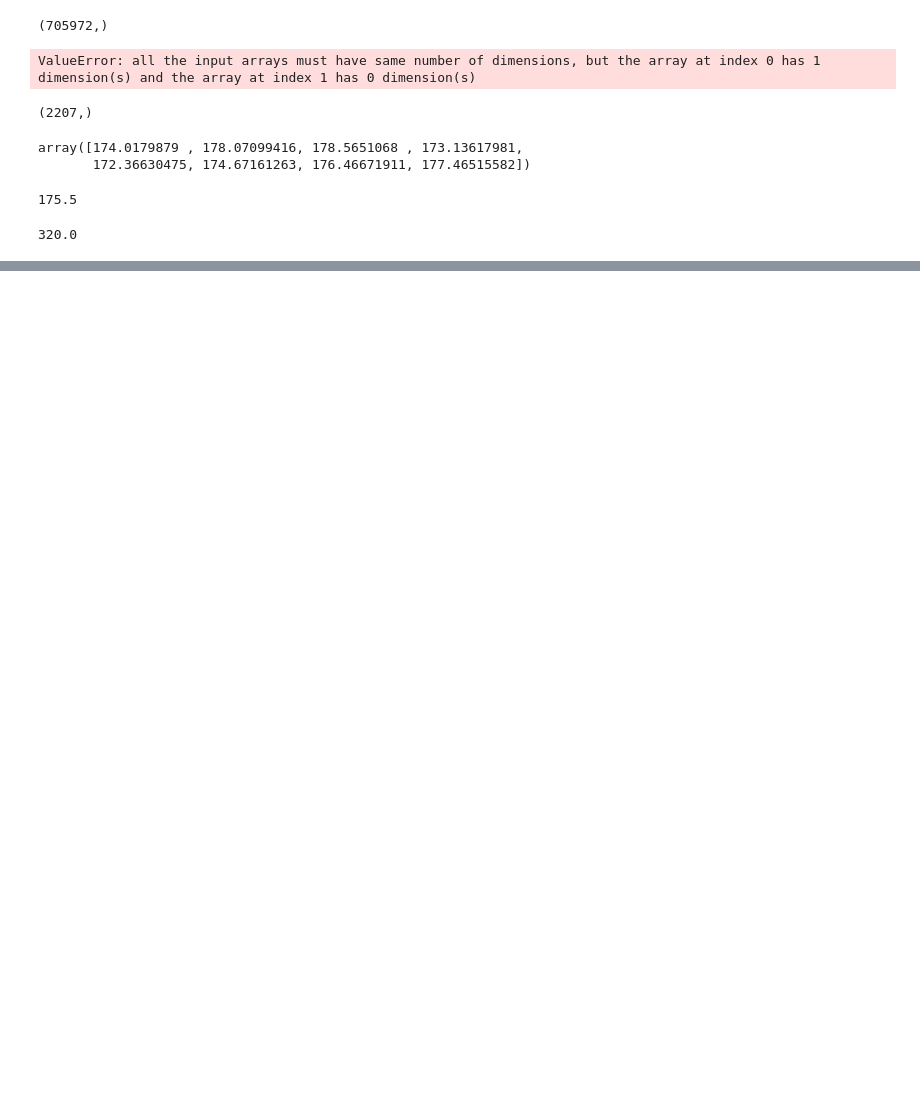
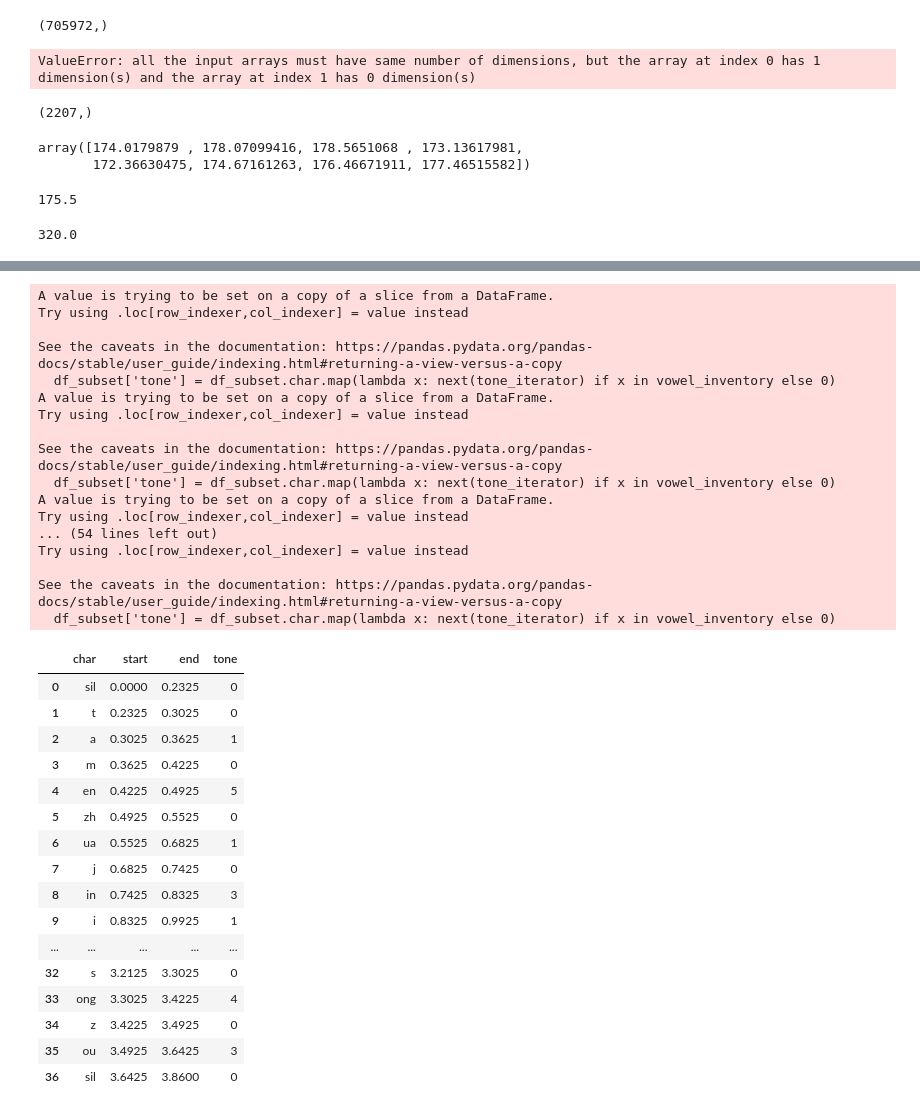
Before and after one commit to antondlf/prosody_probing, a Jupyter notebook: scratch_work.ipynb, the cells around one changed output, grey strips where cells are left out. Cells and saved outputs as stored; diff of their text form; code cells hidden in the pictures; blank space fills up the shorter version.

```diff
--- a/scratch_work.ipynb
+++ b/scratch_work.ipynb
@@ -342,0 +369,63 @@ SyntaxError: invalid syntax (3759776223.py, line 8)
+# %%
+vowel_inventory = [
+    'i', 'iii', 'ang', 'iu', 'e',
+    'ing', 'en', 'iang', 'ii', 'ong',
+    'v', 'ou', 'uo', 'uan', 'ui', 'eng', 'u', 'an',
+    'ian', 'a', 'van', 'ai', 'uang', 've',
+    'un', 'ao', 'er','ei', 'ua', 'ia', 'in', 'ie', 'vn', 'iao',
+    'iong', 'uai'
+]
+df2 = pd.read_csv('corpora/global_timit_cmn/data/segmentation/SP01_001.phones', sep=' ', names=['char', 'start', 'end'])
+tone_list = list()
+df_preprocess = pd.DataFrame()
+def yield_next_tone(x):
+
+    for tone in x:
+        yield tone
+
+
+for row in df.itertuples():
+    tone_iterator = yield_next_tone(row.tone)
+    df_subset = df2.loc[
+        (df2.start >= row.start) &\
+            (df2.end <= row.end)
+                ]
+    df_subset['tone'] = df_subset.char.map(lambda x: next(tone_iterator) if x in vowel_inventory else 0)
+    df_preprocess = pd.concat([df_preprocess, df_subset])
+
+df_preprocess
+# %% [output]
+A value is trying to be set on a copy of a slice from a DataFrame.
+Try using .loc[row_indexer,col_indexer] = value instead
+
+See the caveats in the documentation: https://pandas.pydata.org/pandas-docs/stable/user_guide/indexing.html#returning-a-view-versus-a-copy
+  df_subset['tone'] = df_subset.char.map(lambda x: next(tone_iterator) if x in vowel_inventory else 0)
+A value is trying to be set on a copy of a slice from a DataFrame.
+Try using .loc[row_indexer,col_indexer] = value instead
+
+See the caveats in the documentation: https://pandas.pydata.org/pandas-docs/stable/user_guide/indexing.html#returning-a-view-versus-a-copy
+  df_subset['tone'] = df_subset.char.map(lambda x: next(tone_iterator) if x in vowel_inventory else 0)
+A value is trying to be set on a copy of a slice from a DataFrame.
+Try using .loc[row_indexer,col_indexer] = value instead
+... (54 lines left out)
+Try using .loc[row_indexer,col_indexer] = value instead
+
+See the caveats in the documentation: https://pandas.pydata.org/pandas-docs/stable/user_guide/indexing.html#returning-a-view-versus-a-copy
+  df_subset['tone'] = df_subset.char.map(lambda x: next(tone_iterator) if x in vowel_inventory else 0)
+|  | char | start | end | tone |
+| 0 | sil | 0.0000 | 0.2325 | 0 |
+| 1 | t | 0.2325 | 0.3025 | 0 |
+| 2 | a | 0.3025 | 0.3625 | 1 |
+| 3 | m | 0.3625 | 0.4225 | 0 |
+| 4 | en | 0.4225 | 0.4925 | 5 |
+| 5 | zh | 0.4925 | 0.5525 | 0 |
+| 6 | ua | 0.5525 | 0.6825 | 1 |
+| 7 | j | 0.6825 | 0.7425 | 0 |
+| 8 | in | 0.7425 | 0.8325 | 3 |
+| 9 | i | 0.8325 | 0.9925 | 1 |
+| ... | ... | ... | ... | ... |
+| 32 | s | 3.2125 | 3.3025 | 0 |
+| 33 | ong | 3.3025 | 3.4225 | 4 |
+| 34 | z | 3.4225 | 3.4925 | 0 |
+| 35 | ou | 3.4925 | 3.6425 | 3 |
+| 36 | sil | 3.6425 | 3.8600 | 0 |
```
Also changed, not shown: parts of 22 cells of this notebook, 2 other files.
